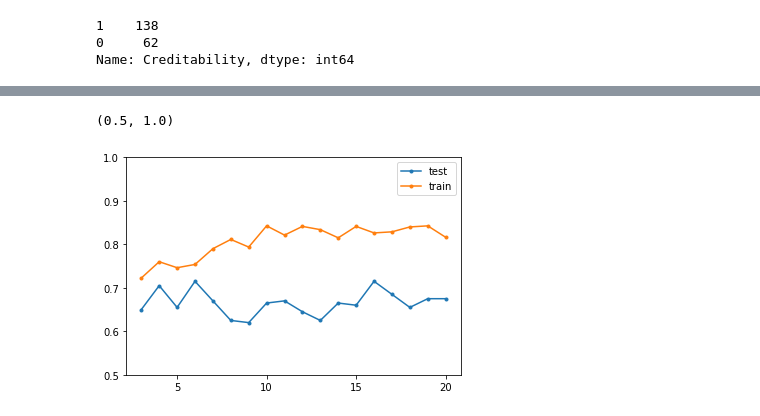
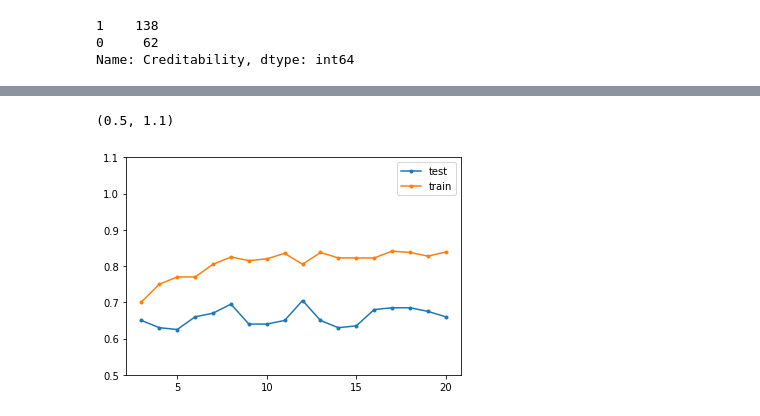
Before and after one commit to FelipeGorostiaga/MachineLearning, a Jupyter notebook: src/tp2/tp2_1.ipynb, the cells around one changed output, grey strips where cells are left out. Saved outputs shown, nothing was run; the diff lists cells and outputs as text; code cells hidden in the pictures.

Commit message:
Some figure improvements

```diff
--- a/src/tp2/tp2_1.ipynb
+++ b/src/tp2/tp2_1.ipynb
@@ -487,10 +489,11 @@ NameError: name 'plot' is not defined
 # %%
+# Using Random Forest with 3 iterations
 forest_plot = pd.DataFrame({'test': test_precisions, 'train': train_precisions}, index=[i for i in attr_range])
-forest_lines = forest_plot.plot.line()
+# forest_lines = forest_plot.plot.line()
 # df = pd.DataFrame({'test': [0.65, 0.705, 0.655, 0.715, 0.67, 0.625, 0.62, 0.665, 0.67, 0.645, 0.625, 0.665, 0.66, 0.715, 0.685, 0.655, 0.675, 0.675], 'train': [0.7225, 0.76, 0.74625, 0.75375, 0.79, 0.81125, 0.79375, 0.8425, 0.82125, 0.84125, 0.83375, 0.815, 0.84125, 0.82625, 0.82875, 0.84, 0.8425, 0.81625]}, index=[i for i in attr_range])
-forest_lines = df.plot.line(style='.-')
+forest_lines = forest_plot.plot(style='.-')
 forest_lines.locator_params(integer=True)
-forest_lines.set_ylim(0.5, 1)
+forest_lines.set_ylim(0.5, 1.1)
 # %% [output]
-(0.5, 1.0)
+(0.5, 1.1)
-[figure, old version]
+[figure, new version]
```
Also changed, not shown: parts of 6 cells of this notebook.
